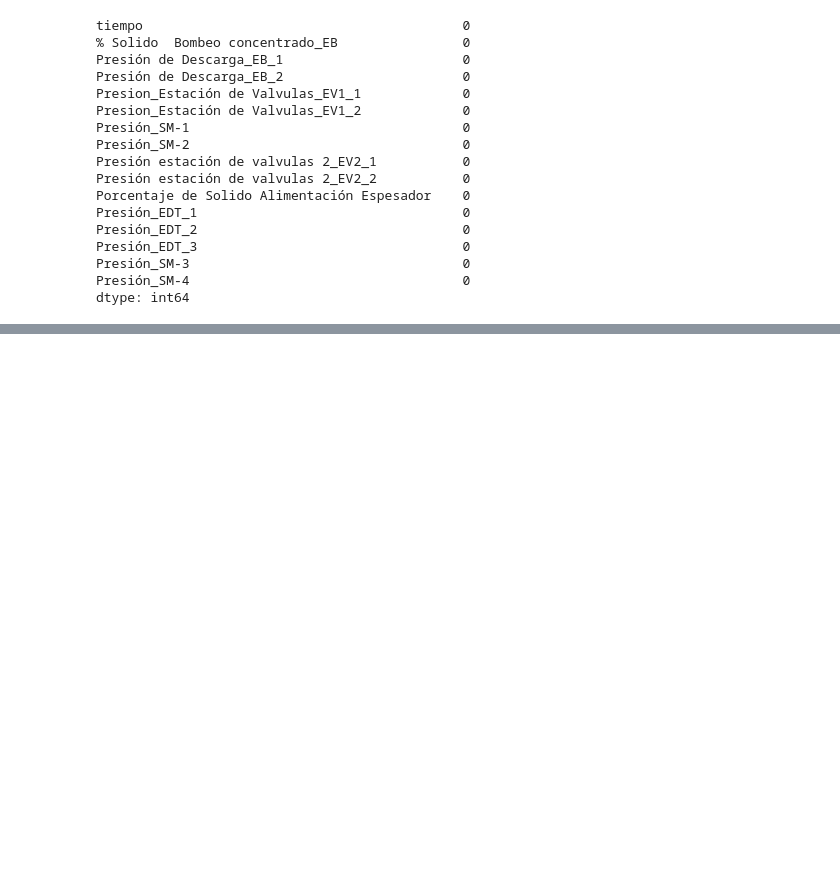
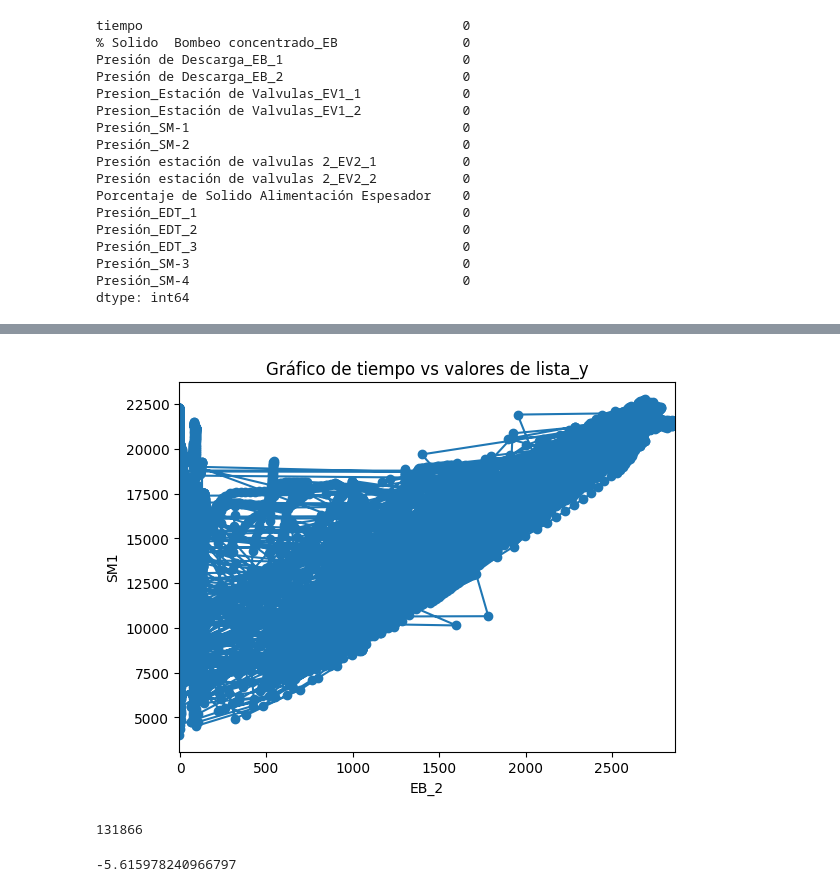
Before and after one commit to Dizkm8/Hackathon, a Jupyter notebook: ignacia.ipynb, the cells around one changed output, grey strips where cells are left out. Saved outputs shown, nothing was run; the diff lists cells and outputs as text; code cells hidden in the pictures; blank space fills up the shorter version.

```diff
--- a/ignacia.ipynb
+++ b/ignacia.ipynb
@@ -54,0 +289,17 @@ min_concentrated
+# %%
+plt.plot(df1['Presión de Descarga_EB_2'], df1['Presión_SM-1'], marker='o')
+plt.xlabel('EB_2')
+plt.ylabel('SM1')
+plt.title('Gráfico de tiempo vs valores de lista_y')
+plt.xlim(df1['Presión de Descarga_EB_2'].min(), df1['Presión de Descarga_EB_2'].max())
+plt.show()
+# %% [output]
+[figure, added]
+# %%
+len(df1["Presión de Descarga_EB_2"])
+# %% [output]
+131866
+# %%
+df1['Presión de Descarga_EB_2']
+# %% [output]
+-5.615978240966797
```
Also changed, not shown: parts of 44 cells of this notebook, 2 other files.
